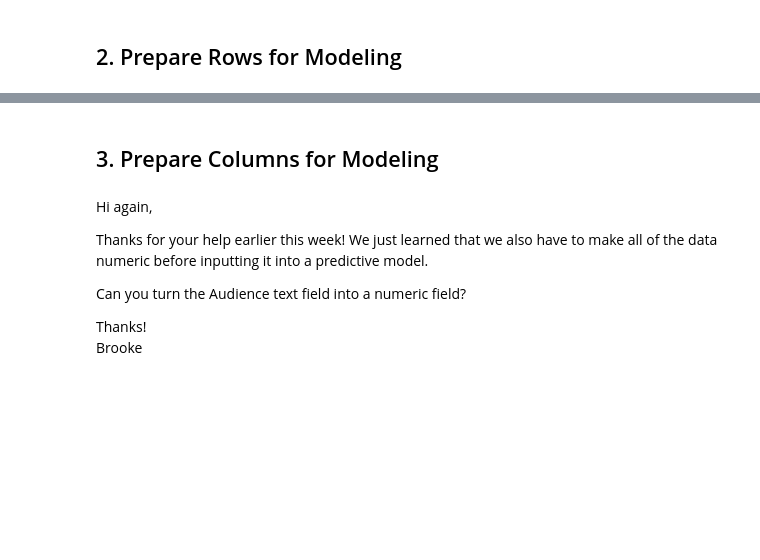
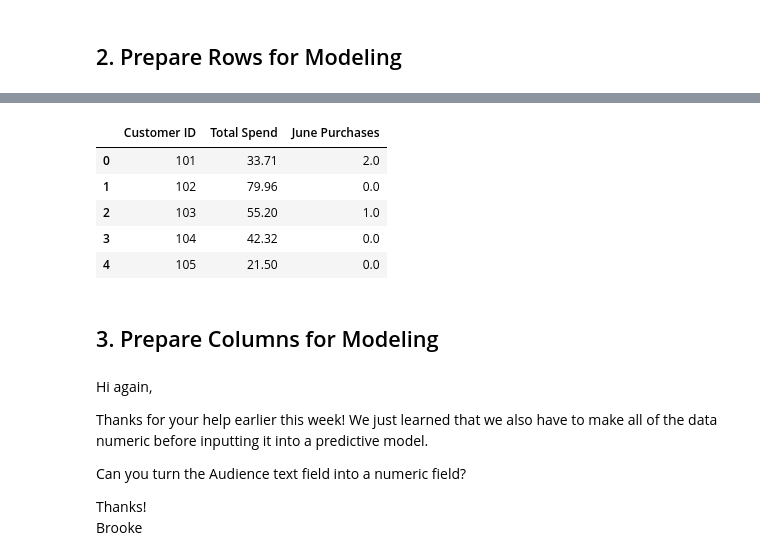
Before and after one commit to sairaawahid/Data-Science-in-Python-Data-Prep-and-EDA, a Jupyter notebook: 5. Preparing for Modeling/Preparing_for_modeling_assignment.ipynb, the cells around one changed output, grey strips where cells are left out. Drawn from its saved outputs; the diff is of its cells as text; code cells hidden in the pictures; blank space fills up the shorter version.

```diff
--- a/5. Preparing for Modeling/Preparing_for_modeling_assignment.ipynb
+++ b/5. Preparing for Modeling/Preparing_for_modeling_assignment.ipynb
@@ -103,2 +95,9 @@ Brooke
 # %%
 # Create a column called 'June Purchases' that sums up all purchases in June
+june_purchases = (june.groupby('Customer ID')['Book']
+     .count()
+     .rename('June Purchases')
+     .to_frame()
+     .reset_index())
+
+june_purchases.head()
@@ -105,2 +130,8 @@ Brooke
 # %%
 # Create a column called 'Total Spend' that sums up the prices of all the books that were purchased in April and May
+total_spend = (df_april_may.groupby('Customer ID')['Price']
+             .sum()
+             .rename('Total Spend')
+             .to_frame()
+             .reset_index())
+total_spend.head()
@@ -107,5 +145,14 @@ Brooke
 # %%
 # Combine the 'June Purchases' and 'Total Spend' columns into a single DataFrame for modeling
+model_df = total_spend.merge(june_purchases, how='left').fillna(0)
+model_df.head()
+# %% [output]
+|  | Customer ID | Total Spend | June Purchases |
+| 0 | 101 | 33.71 | 2.0 |
+| 1 | 102 | 79.96 | 0.0 |
+| 2 | 103 | 55.20 | 1.0 |
+| 3 | 104 | 42.32 | 0.0 |
+| 4 | 105 | 21.50 | 0.0 |
 # %% [markdown]
 ## 3. Prepare Columns for Modeling
 # %% [markdown]
```
Also changed, not shown: parts of 7 cells of this notebook.
